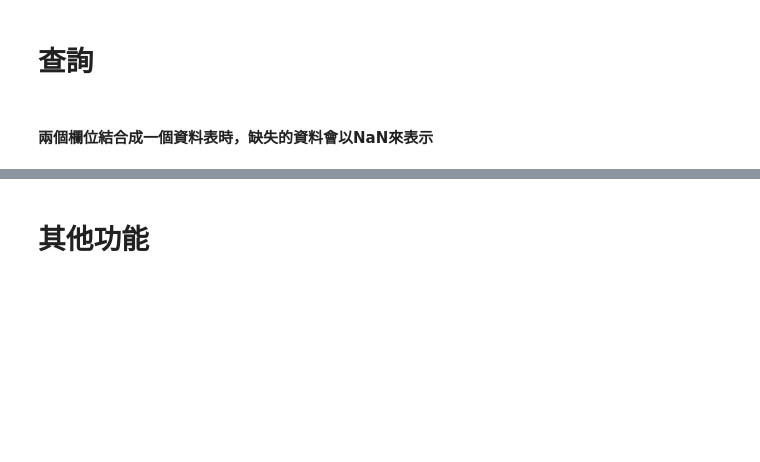
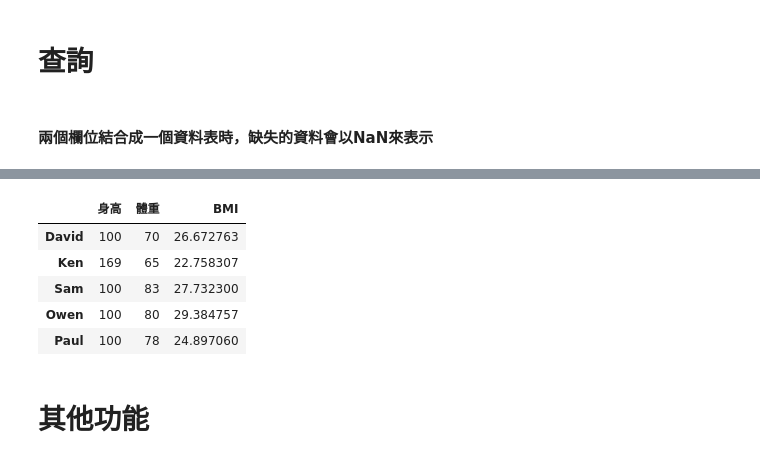
Before and after one commit to ldsAS/Tibame-AI-Learning, a Jupyter notebook: Tibame20250502.ipynb, the cells around one changed output, grey strips where cells are left out. Saved outputs shown, nothing was run; the diff lists cells and outputs as text; code cells hidden in the pictures; blank space fills up the shorter version.

```diff
--- a/Tibame20250502.ipynb
+++ b/Tibame20250502.ipynb
@@ -293,3 +450,15 @@ states
+# %%
+# 正確改變查詢結果切片值的方法
+person2 = person.copy()
+person2.loc[person2.BMI > 24, '身高'] = 100
+person2
+# %% [output]
+|  | 身高 | 體重 | BMI |
+| David | 100 | 70 | 26.672763 |
+| Ken | 169 | 65 | 22.758307 |
+| Sam | 100 | 83 | 27.732300 |
+| Owen | 100 | 80 | 29.384757 |
+| Paul | 100 | 78 | 24.897060 |
 # %% [markdown]
 # 其他功能
 # %%
```
Also changed, not shown: parts of 31 cells of this notebook.
